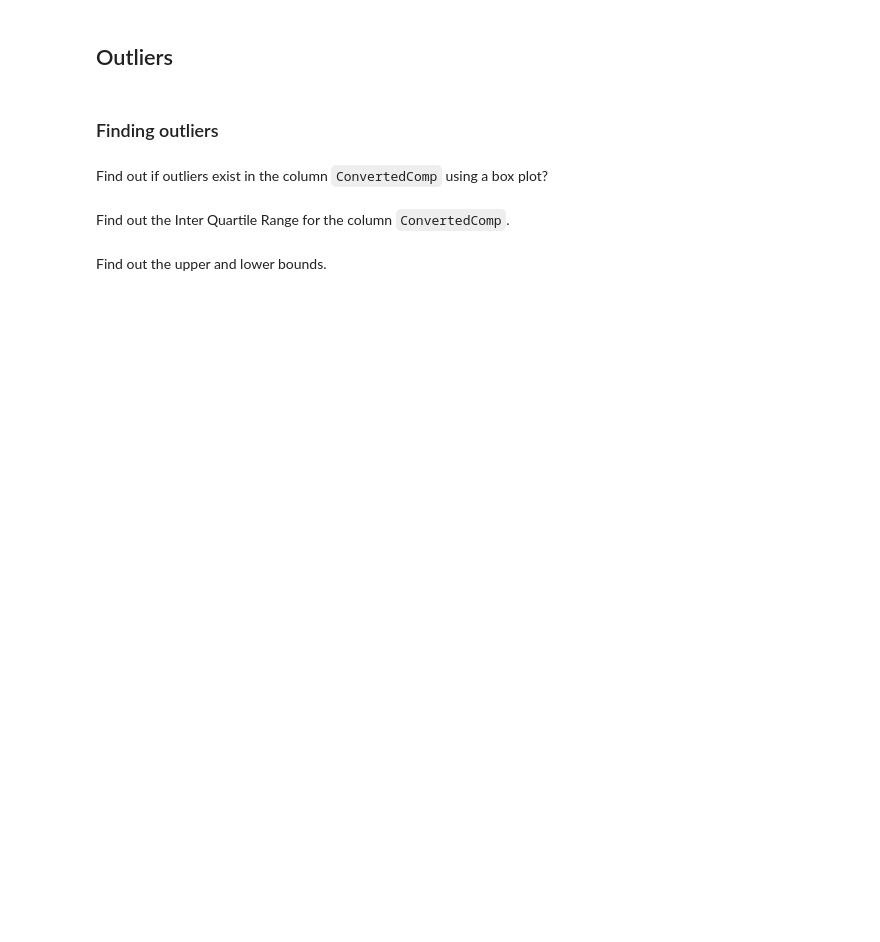
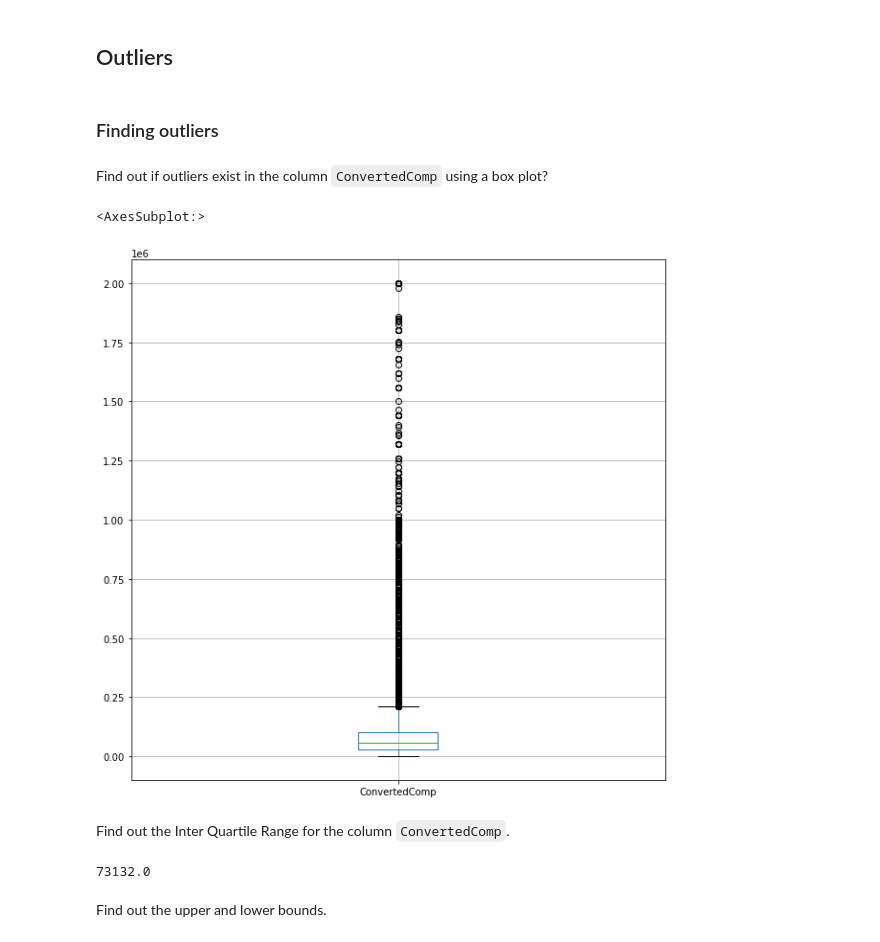
Before and after one commit to javier-jaime/Data-Analyst-Capstone, a Jupyter notebook: Hands-on-Labs/M3ExploratoryDataAnalysis-lab.ipynb, the cells around one changed output. Saved outputs shown, nothing was run; the diff lists cells and outputs as text; code cells hidden in the pictures; blank space fills up the shorter version.

```diff
--- a/Hands-on-Labs/M3ExploratoryDataAnalysis-lab.ipynb
+++ b/Hands-on-Labs/M3ExploratoryDataAnalysis-lab.ipynb
@@ -85,5 +129,9 @@ Plot a histogram of the column `Age`.
 Find out if outliers exist in the column `ConvertedComp` using a box plot?
 # %%
 # your code goes here
+df.boxplot(column='ConvertedComp', figsize=(10,10))
+# %% [output]
+<AxesSubplot:>
+[figure, added]
 # %% [markdown]
 Find out the Inter Quartile Range for the column `ConvertedComp`.
@@ -92,3 +138,11 @@ Find out the Inter Quartile Range for the column `ConvertedComp`.
+# %%
+# your code goes here
+q1=df['ConvertedComp'].quantile(q=0.25)
+q3=df['ConvertedComp'].quantile(q=0.75)
+iqr=q3-q1
+iqr
+# %% [output]
+73132.0
 # %% [markdown]
 Find out the upper and lower bounds.
 # %%
```
Also changed, not shown: parts of 17 cells of this notebook, 1 other file.
